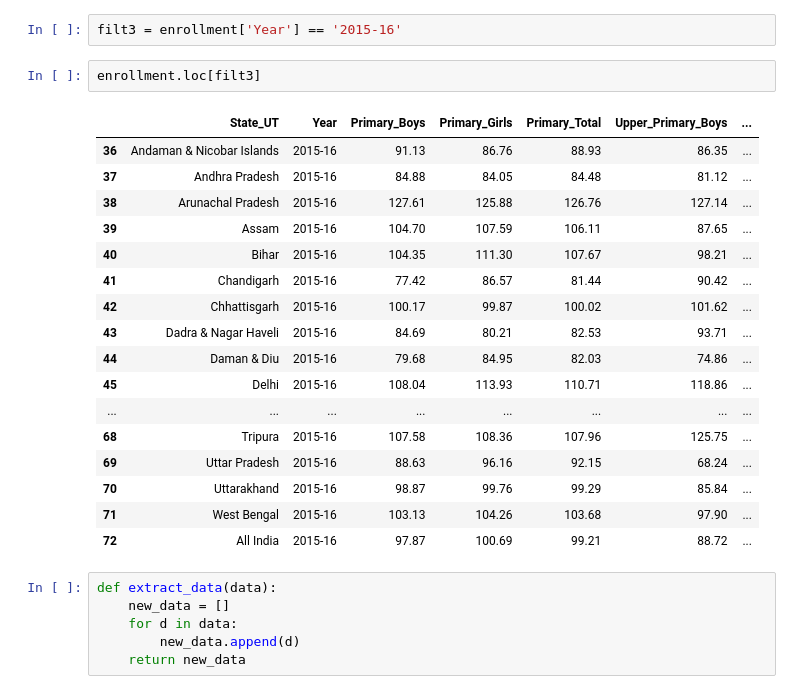
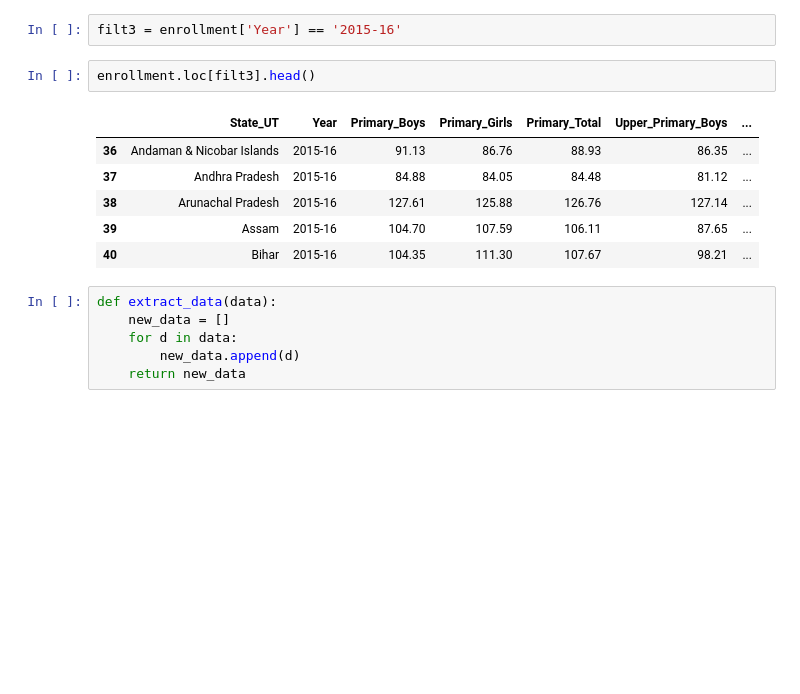
Before and after one commit to javedali-dev/Data-analysis-of-indian-schools, a Jupyter notebook: enrollment.ipynb, the cells around one changed output. Drawn from its saved outputs; the diff is of its cells as text; blank space fills up the shorter version.

```diff
--- a/enrollment.ipynb
+++ b/enrollment.ipynb
@@ -97,25 +69,14 @@ enrollment.loc[filt2]
 # %%
 filt3 = enrollment['Year'] == '2015-16'
 # %%
-enrollment.loc[filt3]
+enrollment.loc[filt3].head()
 # %% [output]
 |  | State_UT | Year | Primary_Boys | Primary_Girls | Primary_Total | Upper_Primary_Boys | ... |
 | 36 | Andaman & Nicobar Islands | 2015-16 | 91.13 | 86.76 | 88.93 | 86.35 | ... |
 | 37 | Andhra Pradesh | 2015-16 | 84.88 | 84.05 | 84.48 | 81.12 | ... |
 | 38 | Arunachal Pradesh | 2015-16 | 127.61 | 125.88 | 126.76 | 127.14 | ... |
 | 39 | Assam | 2015-16 | 104.70 | 107.59 | 106.11 | 87.65 | ... |
 | 40 | Bihar | 2015-16 | 104.35 | 111.30 | 107.67 | 98.21 | ... |
-| 41 | Chandigarh | 2015-16 | 77.42 | 86.57 | 81.44 | 90.42 | ... |
-| 42 | Chhattisgarh | 2015-16 | 100.17 | 99.87 | 100.02 | 101.62 | ... |
-| 43 | Dadra & Nagar Haveli | 2015-16 | 84.69 | 80.21 | 82.53 | 93.71 | ... |
-| 44 | Daman & Diu | 2015-16 | 79.68 | 84.95 | 82.03 | 74.86 | ... |
-| 45 | Delhi | 2015-16 | 108.04 | 113.93 | 110.71 | 118.86 | ... |
-| ... | ... | ... | ... | ... | ... | ... | ... |
-| 68 | Tripura | 2015-16 | 107.58 | 108.36 | 107.96 | 125.75 | ... |
-| 69 | Uttar Pradesh | 2015-16 | 88.63 | 96.16 | 92.15 | 68.24 | ... |
-| 70 | Uttarakhand | 2015-16 | 98.87 | 99.76 | 99.29 | 85.84 | ... |
-| 71 | West Bengal | 2015-16 | 103.13 | 104.26 | 103.68 | 97.90 | ... |
-| 72 | All India | 2015-16 | 97.87 | 100.69 | 99.21 | 88.72 | ... |
 # %%
 def extract_data(data):
     new_data = []
```
Also changed, not shown: parts of 6 cells of this notebook.
